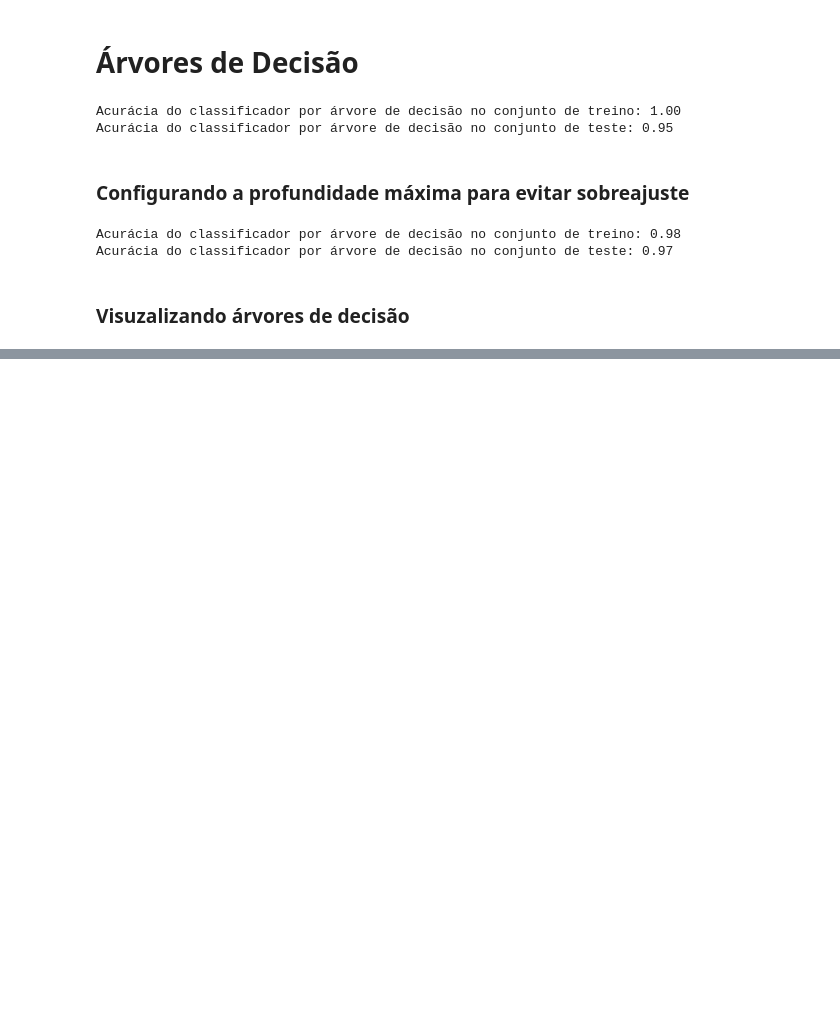
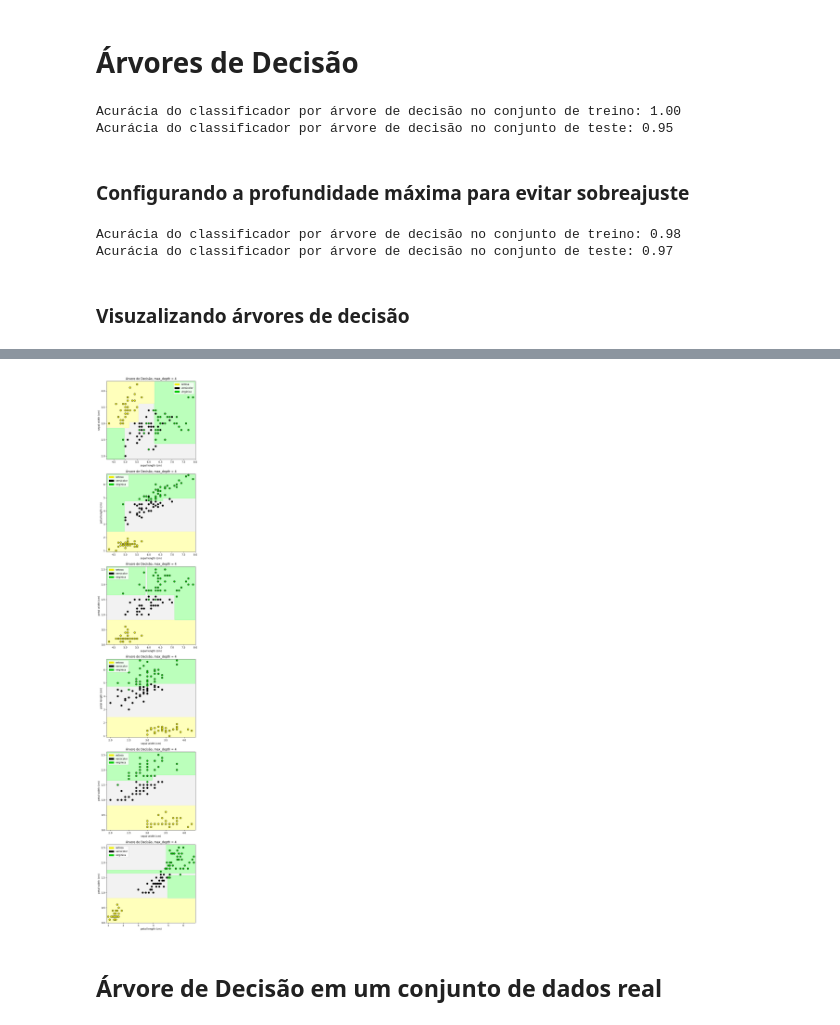
Before and after one commit to IIIL4KIII/Machine-Learning, a Jupyter notebook: Mod_2/Decision_tree.ipynb, the cells around one changed output, grey strips where cells are left out. Cells and saved outputs as stored; diff of their text form; code cells hidden in the pictures; blank space fills up the shorter version.

Commit message:
Decision tree

```diff
--- a/Mod_2/Decision_tree.ipynb
+++ b/Mod_2/Decision_tree.ipynb
@@ -47,0 +70,25 @@ ExecutableNotFound: failed to execute WindowsPath('dot'), make sure the Graphviz
+# %%
+from adspy_shared_utilities import plot_class_regions_for_classifier_subplot
+
+fig, subaxes = plt.subplots(6, 1, figsize=(6, 32))
+
+pair_list = [[0, 1], [0, 2], [0, 3], [1, 2], [1, 3], [2, 3]]
+tree_max_depth = 4
+
+for pair, axis in zip(pair_list, subaxes):
+    X = X_train[:, pair]
+    y = y_train
+
+    clf = DecisionTreeClassifier(max_depth=tree_max_depth).fit(X, y)
+    title = f'Árvore de Decisão, max_depth = {tree_max_depth:d}'
+    plot_class_regions_for_classifier_subplot(clf, X, y, None, None, title, axis, iris.target_names)
+
+    axis.set_xlabel(iris.feature_names[pair[0]])
+    axis.set_ylabel(iris.feature_names[pair[1]])
+
+plt.tight_layout()
+plt.show()
+# %% [output]
+[figure, added]
+# %% [markdown]
+## Árvore de Decisão em um conjunto de dados real
```
Also changed, not shown: parts of 9 cells of this notebook, 1 other file.
